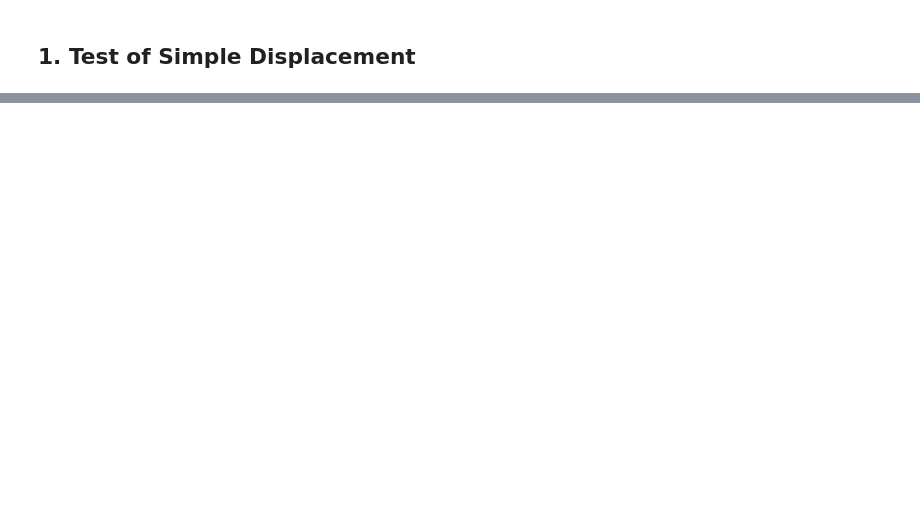
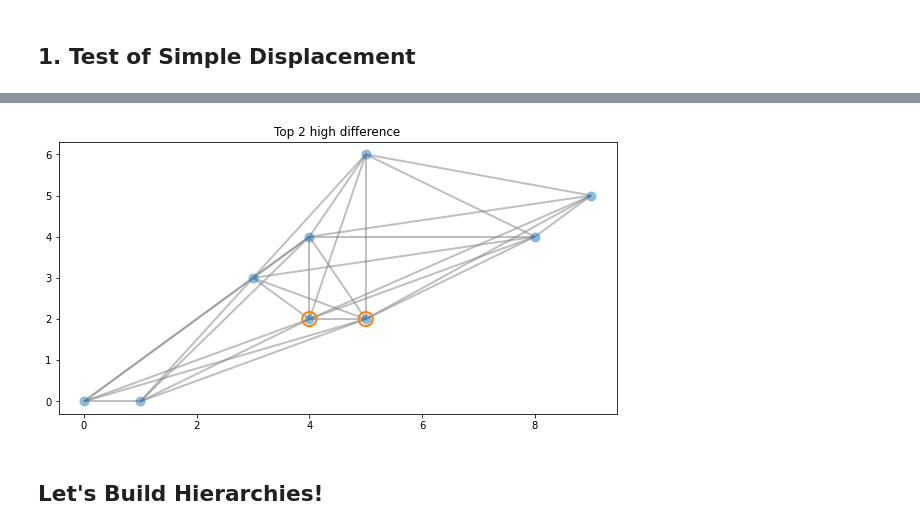
Before and after one commit to ethz-asl/fgsp, a Jupyter notebook: src/hiearchy_test.ipynb, the cells around one changed output, grey strips where cells are left out. Cells and saved outputs as stored; diff of their text form; code cells hidden in the pictures; blank space fills up the shorter version.

```diff
--- a/src/hiearchy_test.ipynb
+++ b/src/hiearchy_test.ipynb
@@ -68,10 +87,17 @@ x_opt = signal.compute_signal(opt_traj)
 # %%
-
+# Compute wavelet coefficients and features
 W_est = est_eval.compute_wavelet_coeffs(x_est)
 W_opt = opt_eval.compute_wavelet_coeffs(x_opt)
 features = est_eval.compute_features(W_opt, W_est)
 
-
-classifier = TopClassifier(1)
-
+top_n = 2
+classifier = TopClassifier(top_n)
 labels = classifier.classify(features)
+# %%
+classified_labels = [l != None for l in labels]
+peaks = np.where(classified_labels)
+_ = est_graph.G.plot(title=f'Top {top_n} high difference', highlight=peaks)
+# %% [output]
+[figure, added]
+# %% [markdown]
+## Let's Build Hierarchies!
```
Also changed, not shown: parts of 4 cells of this notebook, 1 other file.
